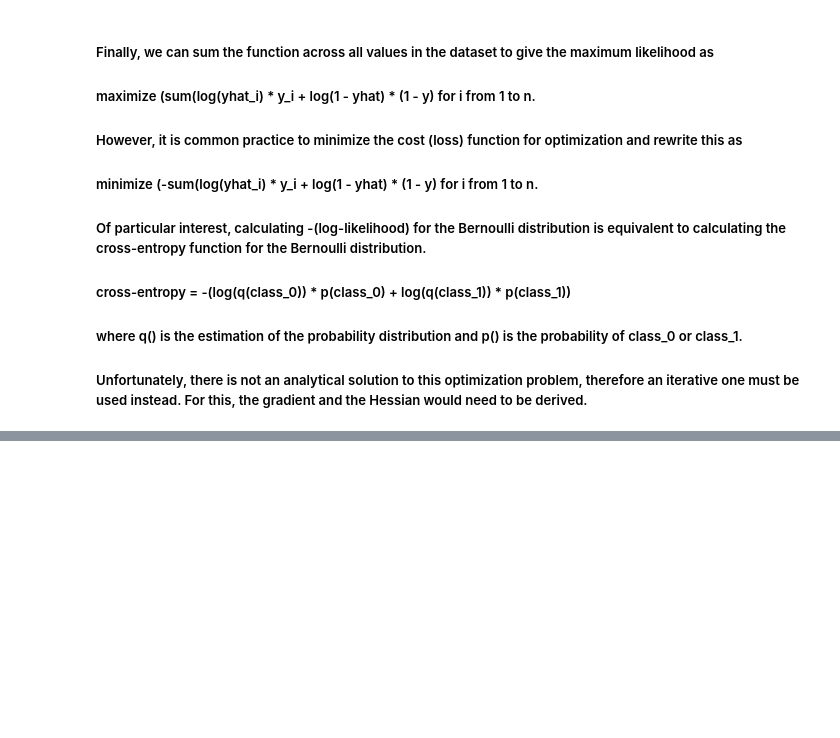
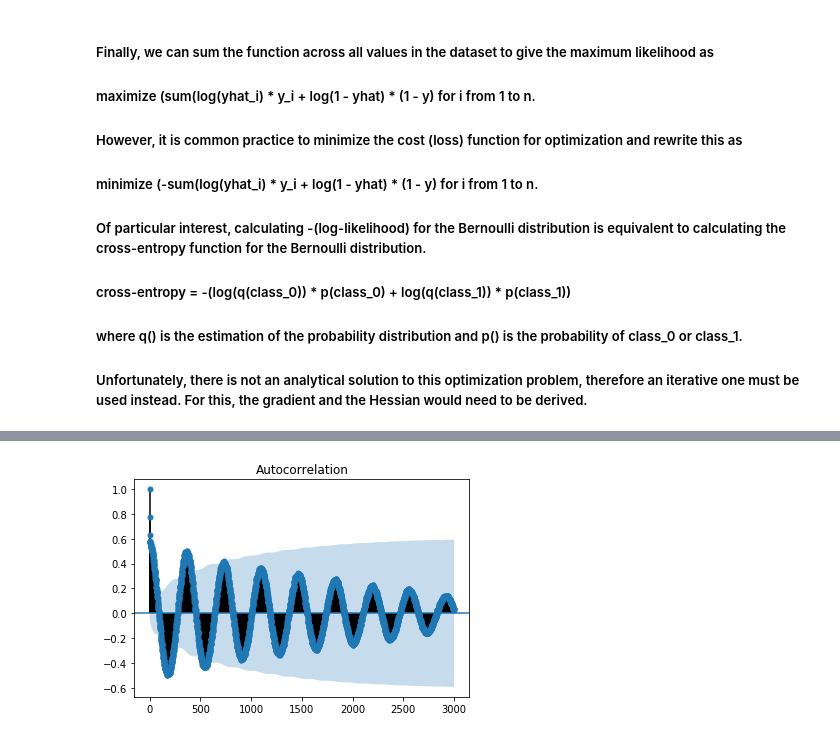
Before and after one commit to iheartbenzene/fantastic-octo-journey, a Jupyter notebook: time_series_and_stats_cheat_sheet.ipynb, the cells around one changed output, grey strips where cells are left out. Drawn from its saved outputs; the diff is of its cells as text; code cells hidden in the pictures; blank space fills up the shorter version.

```diff
--- a/time_series_and_stats_cheat_sheet.ipynb
+++ b/time_series_and_stats_cheat_sheet.ipynb
@@ -741,0 +764,5 @@ y = 0.000, yhat = 0.900, loglikelihood: -2.303
+# %%
+plot_acf(series, lags=3000)
+plt.show()
+# %% [output]
+[figure, added]
```
Also changed, not shown: parts of 6 cells of this notebook.
